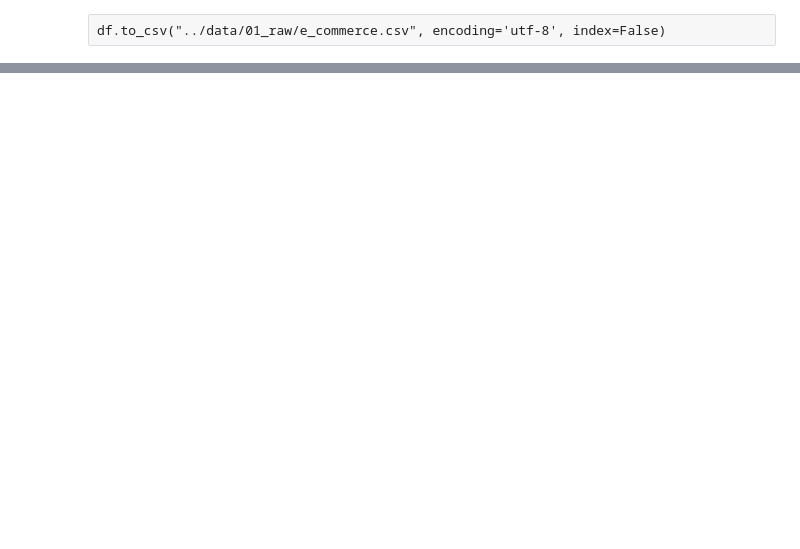
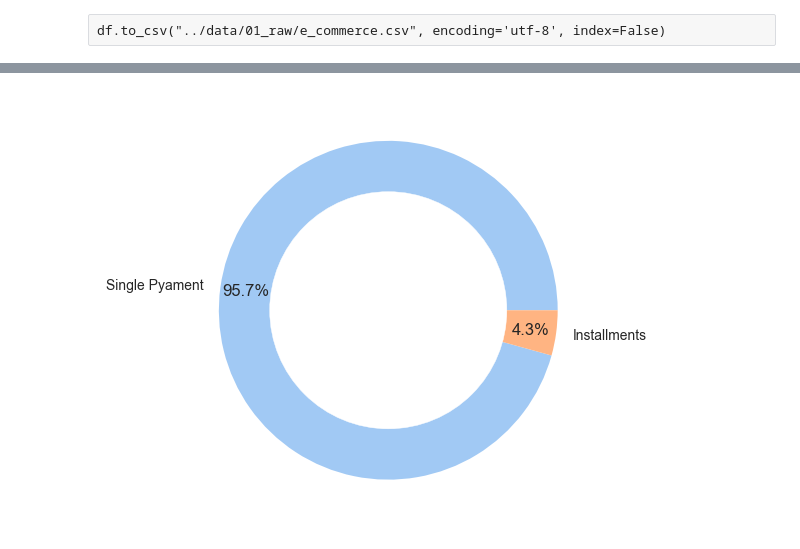
Before and after one commit to dev-hack95/Intent-Analysis, a Jupyter notebook: notebooks/e-commerce-case-study.ipynb, the cells around one changed output, grey strips where cells are left out. Saved outputs shown, nothing was run; the diff lists cells and outputs as text; code cells hidden in the pictures; blank space fills up the shorter version.

```diff
--- a/notebooks/e-commerce-case-study.ipynb
+++ b/notebooks/e-commerce-case-study.ipynb
@@ -360,0 +402,4 @@ df.to_csv("../data/01_raw/e_commerce.csv", encoding='utf-8', index=False)
+# %%
+create_donut_plot(df, 'payment_sequential')
+# %% [output]
+[figure, added]
```
Also changed, not shown: parts of 19 cells of this notebook.
